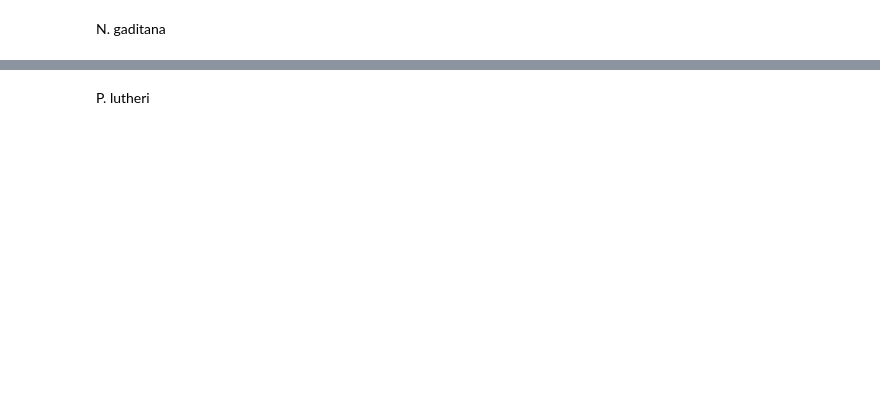
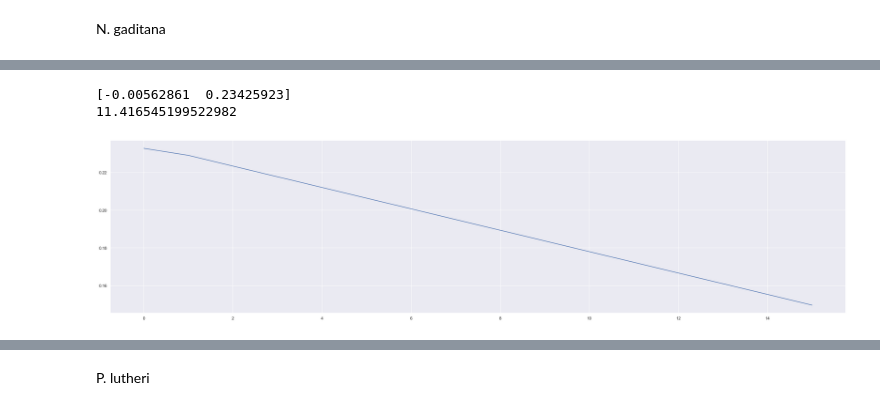
Before and after one commit to ecunha1996/model_analysis, a Jupyter notebook: code/basic_simulations.ipynb, the cells around one changed output, grey strips where cells are left out. Drawn from its saved outputs; the diff is of its cells as text; code cells hidden in the pictures; blank space fills up the shorter version.

```diff
--- a/code/basic_simulations.ipynb
+++ b/code/basic_simulations.ipynb
@@ -82,0 +243,26 @@ Autotrophic with urea: 0.02254653333932027
+# %%
+## ML
+import numpy as np
+ngam_range = np.arange(0, 20, 1)
+sim = {}
+with pl as model:
+    model.exchanges.EX_C00011__dra.lower_bound = pl_original_co2
+    for ngam in ngam_range:
+        model.reactions.NGAM__lum.bounds= (ngam, ngam)
+        model.exchanges.EX_C00205__dra.bounds = (-100*3.45, -100*3.45)
+        if model.slim_optimize() > 0:
+            sim[ngam] = model.slim_optimize()
+# plot sim
+plt.plot(list(sim.keys()), list(sim.values()))
+# get equation
+from scipy.optimize import curve_fit
+def func(x, a, b):
+    return a*x + b
+popt, pcov = curve_fit(func, list(sim.keys()), list(sim.values()))
+print(popt)
+# get x forr y = 0.17
+print((0.17 - popt[1]) / popt[0])
+# %% [output]
+[-0.00562861  0.23425923]
+11.416545199522982
+[figure, added]
```
Also changed, not shown: parts of 12 cells of this notebook, 31 other files.
